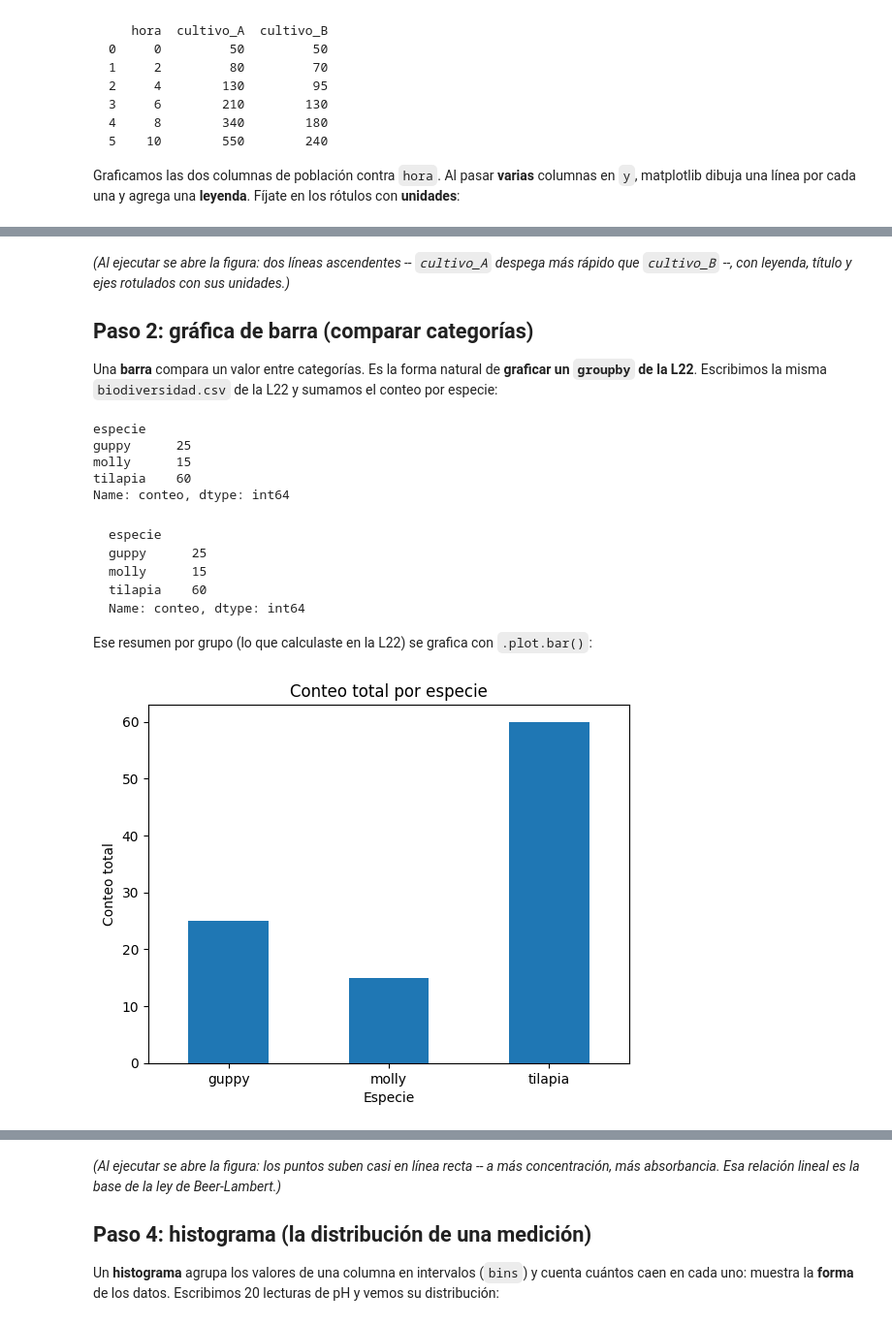
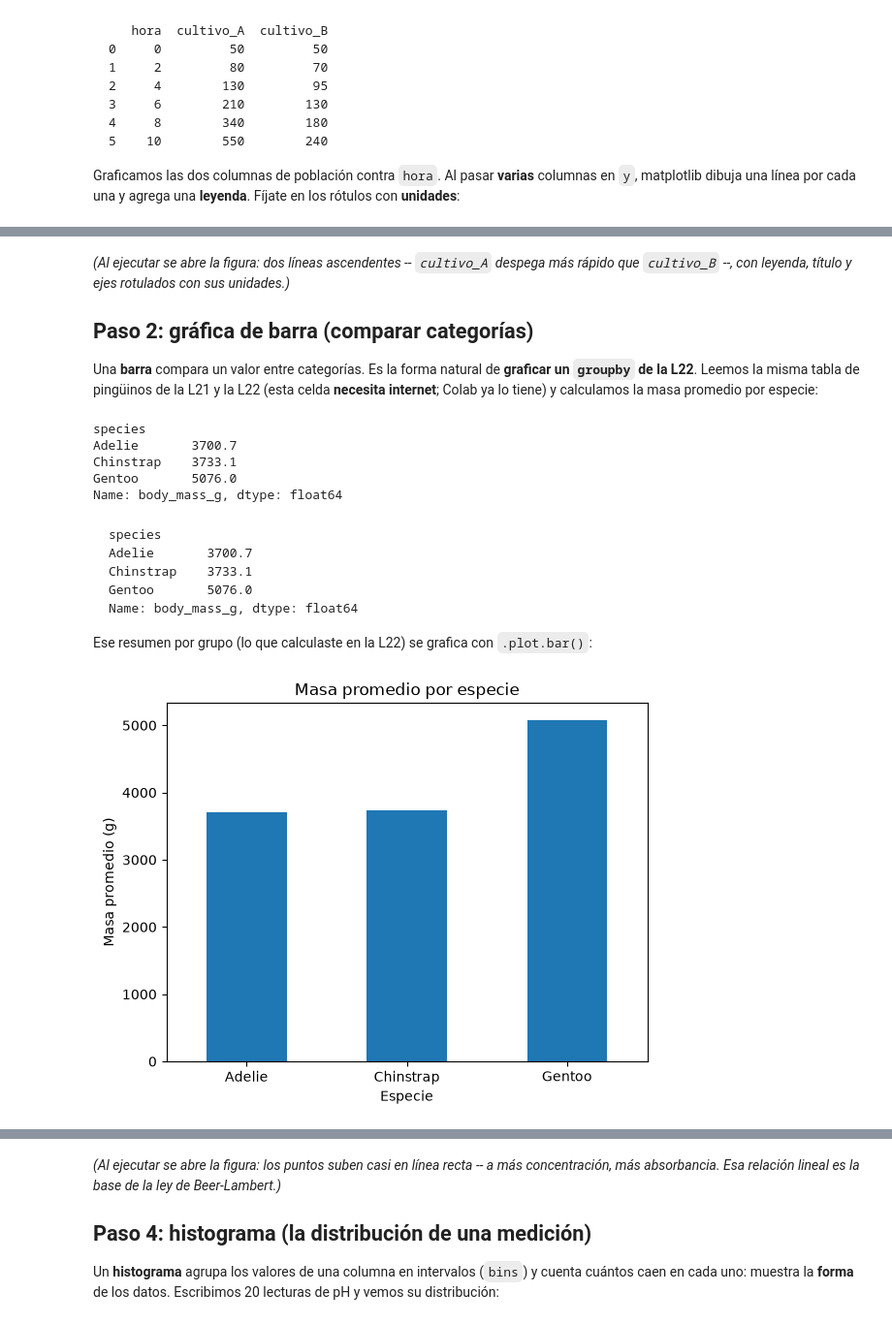
Before and after one commit to devomh/comp3005-2026, a Jupyter notebook: u03_scientific_computing/l23_lab_visualization.ipynb, the cells around one changed output, grey strips where cells are left out. Shown at 97% size. Cells and saved outputs as stored; diff of their text form; code cells hidden in the pictures.

Commit message:
sync: L22 analisis con los pinguinos (ordenar, & |, groupby, crosstab, pivot_table); L23 barra con pinguinos

```diff
--- a/u03_scientific_computing/l23_lab_visualization.ipynb
+++ b/u03_scientific_computing/l23_lab_visualization.ipynb
@@ -74,44 +74,33 @@ plt.show()
 
 ## Paso 2: gráfica de barra (comparar categorías)
 
-Una **barra** compara un valor entre categorías. Es la forma natural de **graficar un `groupby` de la L22**. Escribimos la misma `biodiversidad.csv` de la L22 y sumamos el conteo por especie:
+Una **barra** compara un valor entre categorías. Es la forma natural de **graficar un `groupby` de la L22**. Leemos la misma tabla de pingüinos de la L21 y la L22 (esta celda **necesita internet**; Colab ya lo tiene) y calculamos la masa promedio por especie:
-# %%
-biodiversidad = """sitio,especie,conteo
-laguna_A,tilapia,15
-laguna_B,molly,5
-laguna_A,guppy,10
-laguna_B,tilapia,25
-laguna_A,tilapia,20
-laguna_B,guppy,15
-laguna_B,molly,10
-"""
-
-with open('biodiversidad.csv', 'w') as f:
-    f.write(biodiversidad)
-
-df = pd.read_csv('biodiversidad.csv')
-totales = df.groupby('especie')['conteo'].sum()
-print(totales)
-# %% [output]
-especie
-guppy      25
-molly      15
-tilapia    60
-Name: conteo, dtype: int64
+# %%
+url = ('https://raw.githubusercontent.com/mwaskom/'
+       'seaborn-data/master/penguins.csv')
+df = pd.read_csv(url)
+masa = df.groupby('species')['body_mass_g'].mean().round(1)
+print(masa)
+# %% [output]
+species
+Adelie       3700.7
+Chinstrap    3733.1
+Gentoo       5076.0
+Name: body_mass_g, dtype: float64
 # %% [markdown]
 ~~~text
-especie
-guppy      25
-molly      15
-tilapia    60
-Name: conteo, dtype: int64
+species
+Adelie       3700.7
+Chinstrap    3733.1
+Gentoo       5076.0
+Name: body_mass_g, dtype: float64
 ~~~
 
 Ese resumen por grupo (lo que calculaste en la L22) se grafica con `.plot.bar()`:
 # %%
-totales.plot.bar(title='Conteo total por especie',
-                 xlabel='Especie', ylabel='Conteo total', rot=0)
+masa.plot.bar(title='Masa promedio por especie',
+              xlabel='Especie', ylabel='Masa promedio (g)', rot=0)
 plt.show()
 # %% [output]
-[figure, old version]
+[figure, new version]
 # %% [markdown]
```
Also changed, not shown: parts of 4 cells of this notebook, 7 other files.
